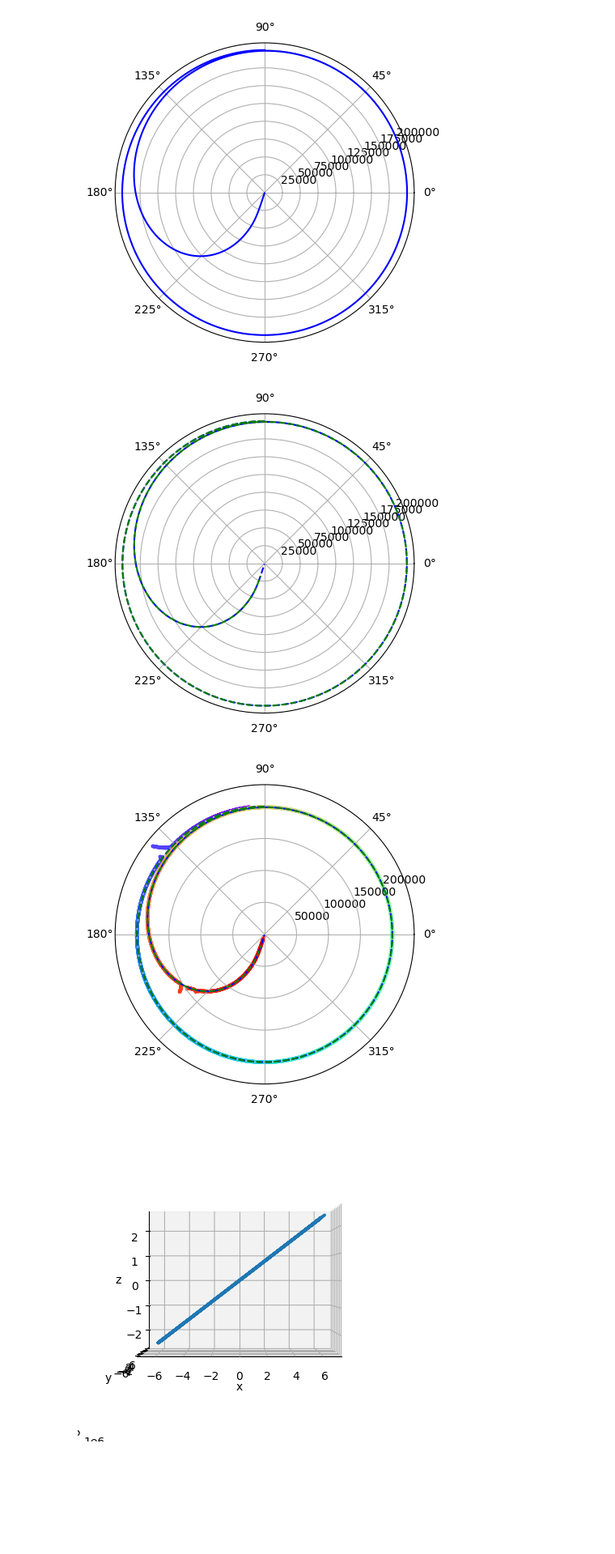
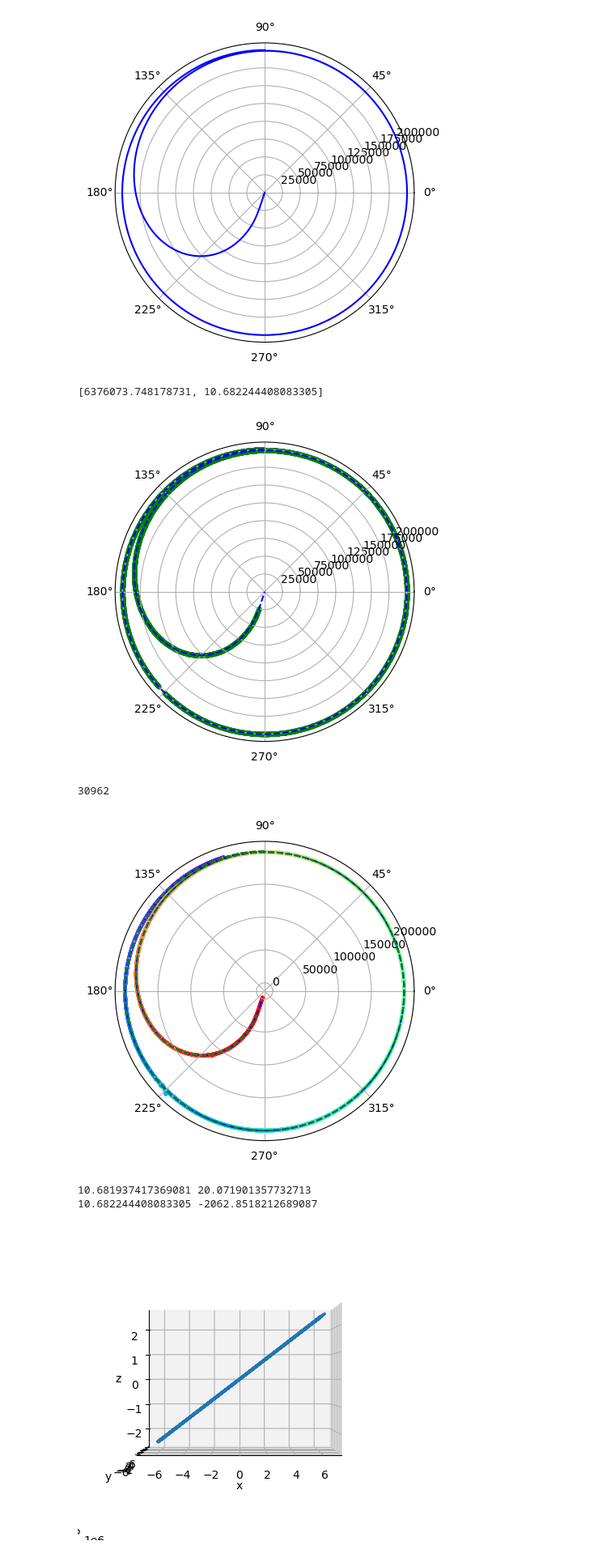
Before and after one commit to Tiangong-PMSC-Group/Satellite-Project, a Jupyter notebook: main_tests.ipynb, the cells around one changed output. Shown at 81% size. Cells and saved outputs as stored; diff of their text form; code cells hidden in the pictures; blank space fills up the shorter version.

```diff
--- a/main_tests.ipynb
+++ b/main_tests.ipynb
@@ -27,7 +30,7 @@ earth = Earth()
 # Initialize RadarSystem
 # Beijing Aerospace Command and Control Center
 
-BACC =  RadarSystem(Earth(), 250)
+BACC =  RadarSystem(Earth(), 300)
 
 
 # Initialize Satellite
@@ -59,7 +62,7 @@ list_position = np.array([radar.position for radar in BACC.radars])
 #mean_0 = np.array([earth.re+380000, 0, 0.1, np.pi/2, angular_vel, 0])
 r_noise = config['radar']['noise']['rho']
 t_noise = config['radar']['noise']['theta']
-mean_0 = np.array([R+100000, 0, 0, np.pi-3, 0, 0])
+mean_0 = np.array([R + 10e3, 0, 0.1, np.pi/2 - 0.05 , 0.001, 0])
 
 # cov_0 = np.array([
 #     [3.98e8, 0, 0, 0, 0, 0],
@@ -84,7 +87,7 @@ observation_noise = np.array([[2e2, 0],
 
 Q = np.array([
     [100, 0, 0, 0, 0, 0],
-    [0, 1, 0, 0, 0, 0],
+    [0, 10, 0, 0, 0, 0],
     [0, 0, 0.1, 0, 0, 0],
     [0, 0, 0, 0.2, 0, 0],
     [0, 0, 0, 0, 0.02, 0],
@@ -169,9 +172,12 @@ for i in range(int(sim_lenght)):
     #if earth.distance_to_surface(utilities.spherical_to_spherical(np.array([forecast[0][0][0], forecast[0][3][0], config['satellite']['initial_conditions']['azimuthal_angle']])))['inside']:
         #break
 # %%
+print(predicted_states_satellite_cord[-1])
 R2, rad2 = np.array(predicted_states_satellite_cord[:]).T
 R2 = R2 - 6378136.6
 Phi = [np.pi/2 - config['satellite']['initial_conditions']['polar_angle'] for i in rad]
+# %% [output]
+[6376073.748178731, 10.682244408083305]
 # %%
 radar_states_satellite_cord
 
@@ -187,29 +193,37 @@ fig, ax = plt.subplots(subplot_kw={'projection': 'polar'})
 
 colors = plt.cm.rainbow(np.linspace(0, 1, len(R2[:3988])))
 
-ax.plot(rad, R, c='b', linestyle="dashed")
-ax.plot(rad3, R3, c='g', linestyle="dashed")
+ax.plot(rad, R, c='b', linestyle="dashed",)
+ax.scatter(rad3, R3, c='g', s = 10)
 
 plt.show()
+
+print(len(R2))
 # %% [output]
-[figure, old version]
+[figure, new version]
+30962
 # %%
 import numpy as np
 import matplotlib.pyplot as plt
 import mpl_toolkits.mplot3d.axes3d as axes3d
 
 
 fig, ax = plt.subplots(subplot_kw={'projection': 'polar'})
 D = len(R2)
-colors = plt.cm.rainbow(np.linspace(0, 1, len(R2[100:D])))
+O = 1000
+colors = plt.cm.rainbow(np.linspace(0, 1, len(R2[O:D])))
 
 ax.plot(rad, R, c='b', linestyle="dashed")
-ax.scatter(rad2[100:D], R2[100:D], c=colors, s=5)
+ax.scatter(rad2[O:D], R2[O:D], c=colors, s=5)
 ax.plot(rad3, R3, c='g', linestyle="dashed")
 
 plt.show()
+print(rad[-1], R[-1])
+print(rad2[-1], R2[-1])
 # %% [output]
-[figure, old version]
+[figure, new version]
+10.681937417369081 20.071901357732713
+10.682244408083305 -2062.8518212689087
 # %%
 R2, rad2 = np.array(predicted_states_satellite_cord[:]).T
 trd = [np.pi/2 - theta]*len(R2)
```
Also changed, not shown: parts of 1 cell of this notebook, 3 other files.
